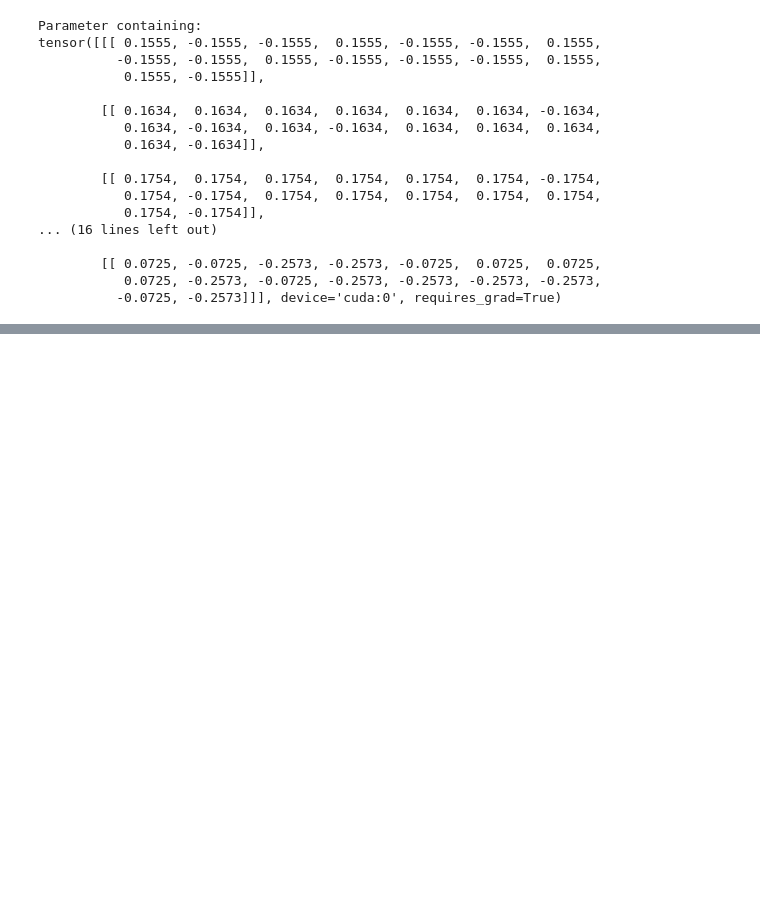
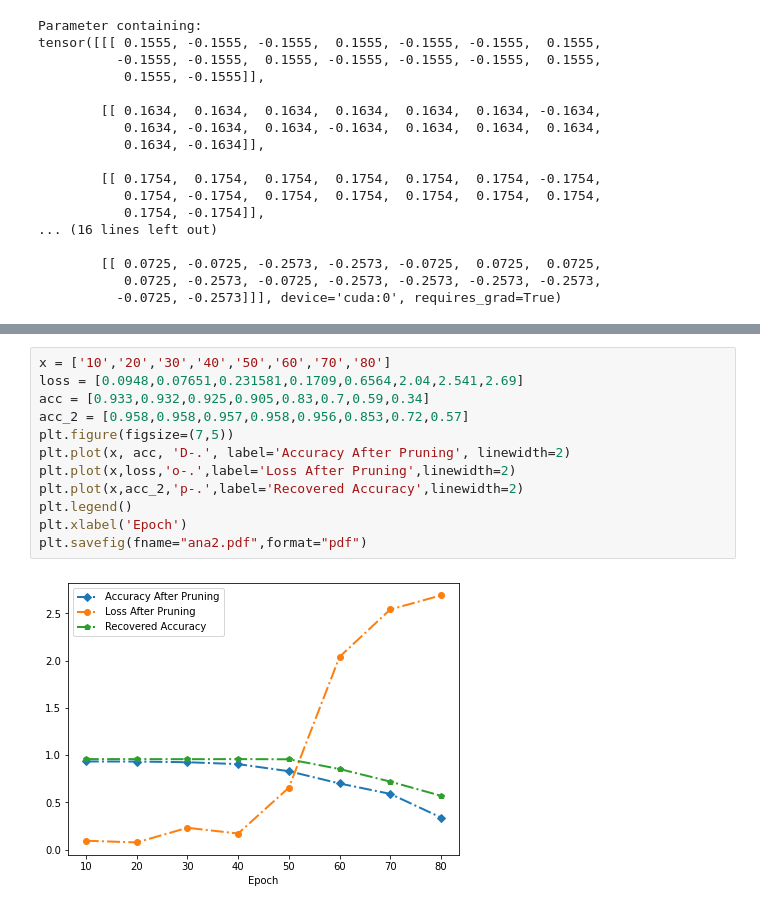
Before and after one commit to preminstrel/ECG-Classification, a Jupyter notebook: ECG-Pytorch-Ver2.0-Q.ipynb, the cells around one changed output, grey strips where cells are left out. Saved outputs shown, nothing was run; the diff lists cells and outputs as text; blank space fills up the shorter version.

```diff
--- a/ECG-Pytorch-Ver2.0-Q.ipynb
+++ b/ECG-Pytorch-Ver2.0-Q.ipynb
@@ -434,0 +384,14 @@ Normalized confusion matrix
+# %%
+x = ['10','20','30','40','50','60','70','80']
+loss = [0.0948,0.07651,0.231581,0.1709,0.6564,2.04,2.541,2.69]
+acc = [0.933,0.932,0.925,0.905,0.83,0.7,0.59,0.34]
+acc_2 = [0.958,0.958,0.957,0.958,0.956,0.853,0.72,0.57]
+plt.figure(figsize=(7,5))
+plt.plot(x, acc, 'D-.', label='Accuracy After Pruning', linewidth=2)
+plt.plot(x,loss,'o-.',label='Loss After Pruning',linewidth=2)
+plt.plot(x,acc_2,'p-.',label='Recovered Accuracy',linewidth=2)
+plt.legend()
+plt.xlabel('Epoch')
+plt.savefig(fname="ana2.pdf",format="pdf")
+# %% [output]
+[figure, added]
```
Also changed, not shown: parts of 3 cells of this notebook, 3 other files.
